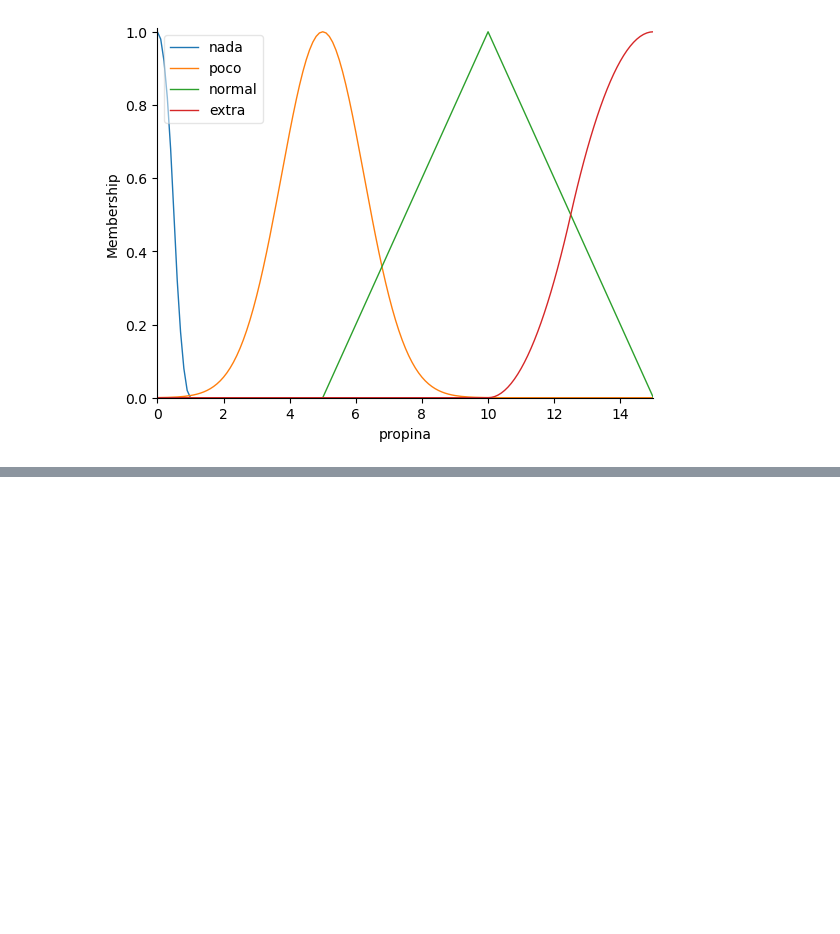
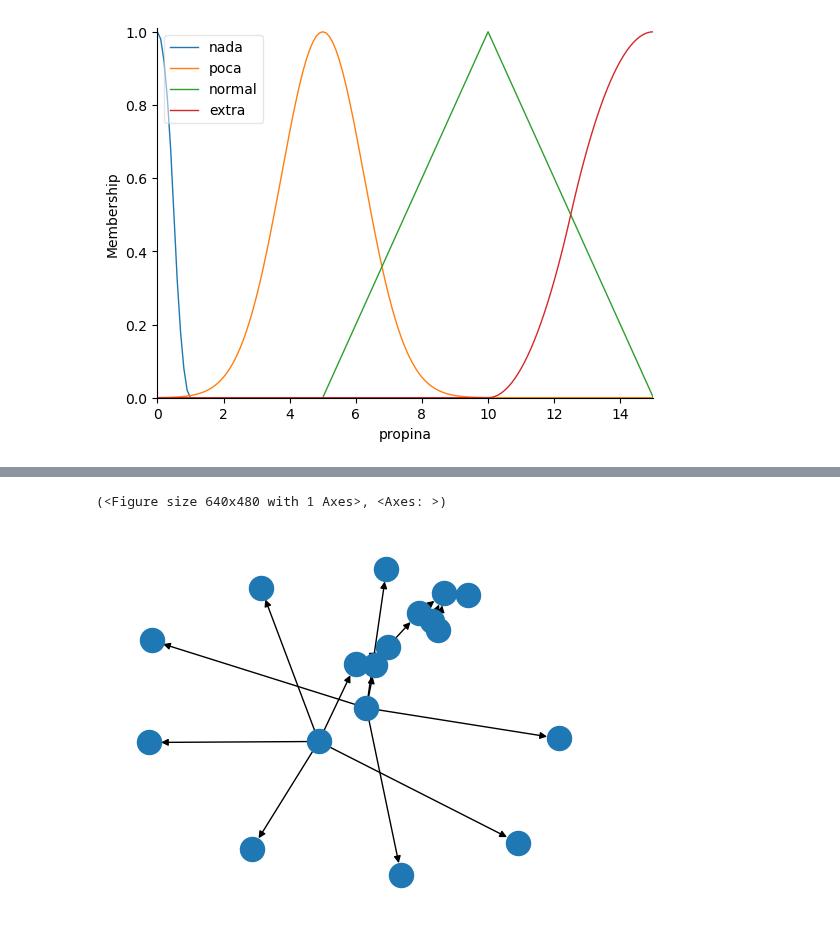
Before and after one commit to TEL-USM/IPD434, a Jupyter notebook: Clases/02_SistemasDifusos/02_SciKit_Fuzzy.ipynb, the cells around one changed output, grey strips where cells are left out. Saved outputs shown, nothing was run; the diff lists cells and outputs as text; code cells hidden in the pictures; blank space fills up the shorter version.

```diff
--- a/Clases/02_SistemasDifusos/02_SciKit_Fuzzy.ipynb
+++ b/Clases/02_SistemasDifusos/02_SciKit_Fuzzy.ipynb
@@ -80,10 +89,10 @@ atención.view()
 # %% [output]
 [figure]
 # %%
-salida=["nada", "poco", "normal", "extra"]
+salida=["nada", "poca", "normal", "extra"]
 propina.automf(names=salida) #comenzamos con automático
 propina["nada"]=fuzz.zmf(propina.universe,0,1)
-propina["poco"]=fuzz.gaussmf(propina.universe, 5, 1.25)
+propina["poca"]=fuzz.gaussmf(propina.universe, 5, 1.25)
 propina["extra"]=fuzz.smf(propina.universe,10,15)
 propina.view()
 # %% [output]
@@ -90,0 +111,11 @@ propina.view()
+# %%
+regla1 = ctrl.Rule(calidad['pésima'] & atención['amarga'], propina['nada'])
+regla2 = ctrl.Rule(calidad['malita'] | calidad['mas o menos'], propina['poca'])
+regla3 = ctrl.Rule(atención['pesada'] | atención['noesni'], propina['poca'])
+regla4_5 = ctrl.Rule((calidad['buena'] | atención['tela']), propina['normal'])
+regla6 = ctrl.Rule(calidad['excelente'] & atención['joya'], propina['extra'])
+
+regla6.view()
+# %% [output]
+(<Figure size 640x480 with 1 Axes>, <Axes: >)
+[figure, added]
```
Also changed, not shown: parts of 11 cells of this notebook, 2 other files.
